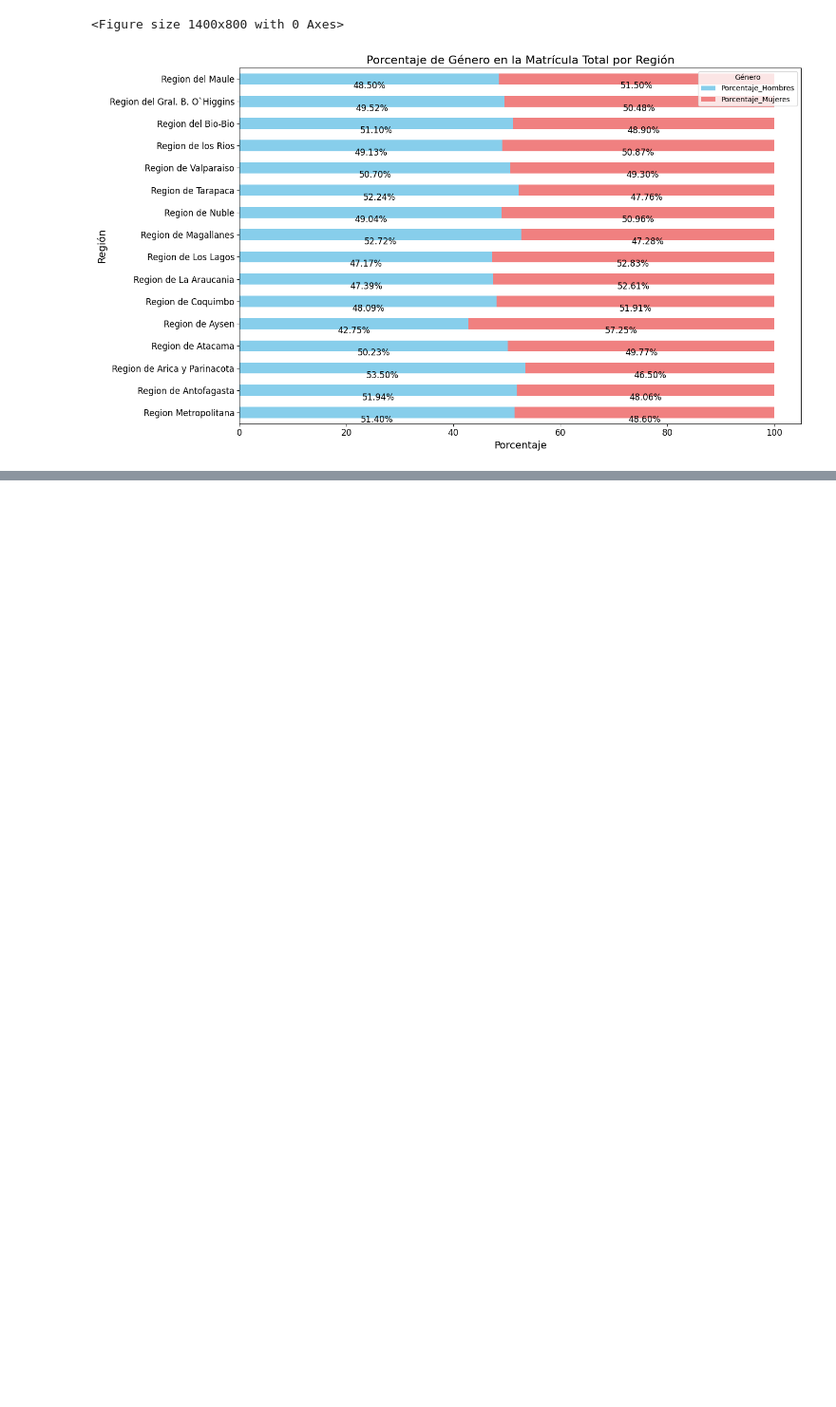
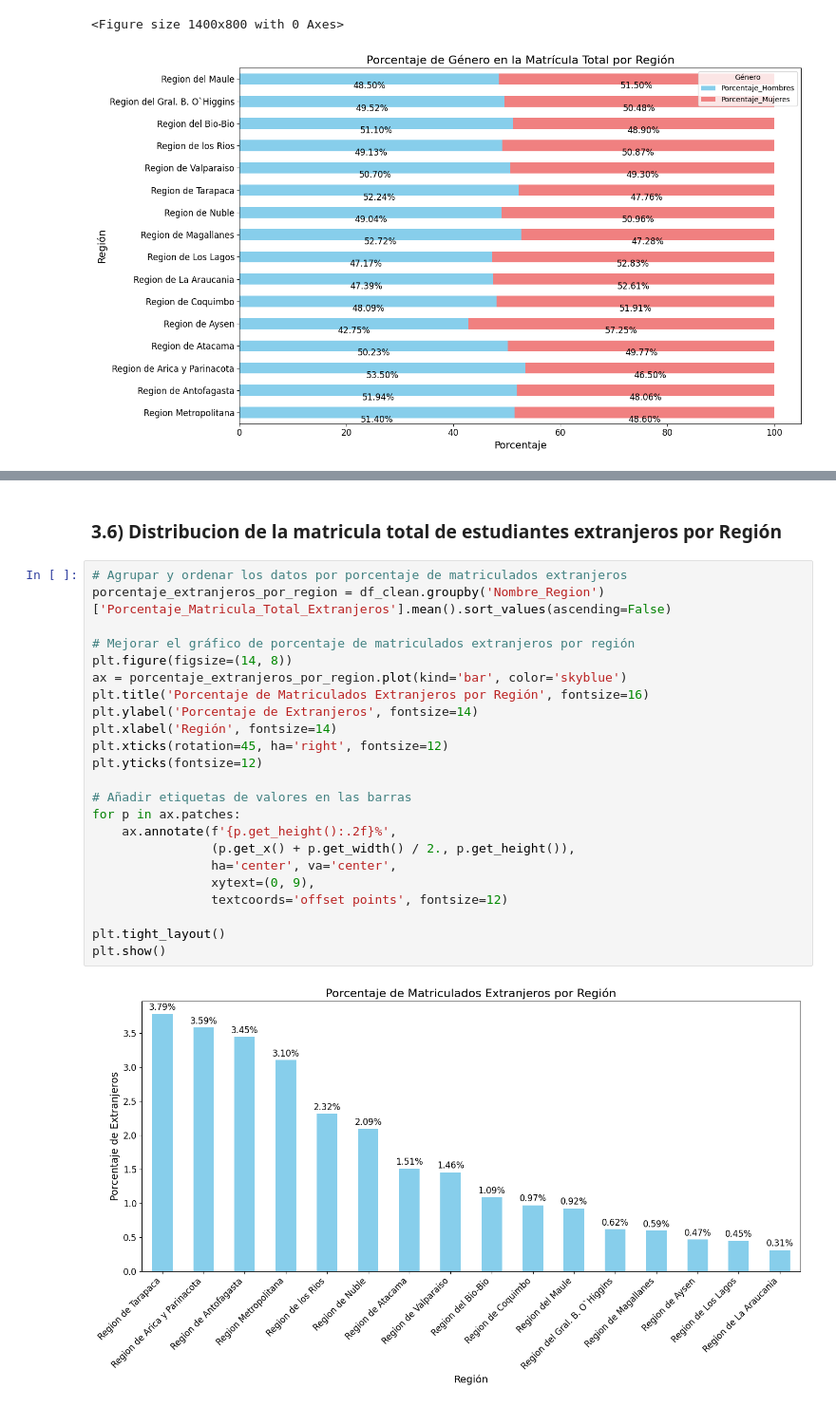
Before and after one commit to jcastilloc168/PythonUDD_ProyectoFinal, a Jupyter notebook: notebooks/03_Visualizacion.ipynb, the cells around one changed output, grey strips where cells are left out. Shown: that part at 95% size. Saved outputs shown, nothing was run; the diff lists cells and outputs as text; blank space fills up the shorter version.

```diff
--- a/notebooks/03_Visualizacion.ipynb
+++ b/notebooks/03_Visualizacion.ipynb
@@ -166,0 +239,27 @@ plt.show()
+# %% [markdown]
+### 3.6) Distribucion de la matricula total de estudiantes extranjeros por Región
+# %%
+# Agrupar y ordenar los datos por porcentaje de matriculados extranjeros
+porcentaje_extranjeros_por_region = df_clean.groupby('Nombre_Region')['Porcentaje_Matricula_Total_Extranjeros'].mean().sort_values(ascending=False)
+
+# Mejorar el gráfico de porcentaje de matriculados extranjeros por región
+plt.figure(figsize=(14, 8))
+ax = porcentaje_extranjeros_por_region.plot(kind='bar', color='skyblue')
+plt.title('Porcentaje de Matriculados Extranjeros por Región', fontsize=16)
+plt.ylabel('Porcentaje de Extranjeros', fontsize=14)
+plt.xlabel('Región', fontsize=14)
+plt.xticks(rotation=45, ha='right', fontsize=12)
+plt.yticks(fontsize=12)
+
+# Añadir etiquetas de valores en las barras
+for p in ax.patches:
+    ax.annotate(f'{p.get_height():.2f}%',
+                (p.get_x() + p.get_width() / 2., p.get_height()),
+                ha='center', va='center',
+                xytext=(0, 9),
+                textcoords='offset points', fontsize=12)
+
+plt.tight_layout()
+plt.show()
+# %% [output]
+[figure, added]
```
Also changed, not shown: parts of 4 cells of this notebook.
